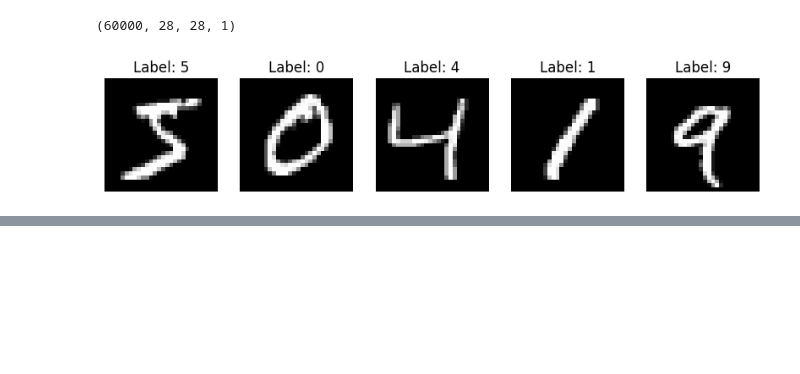
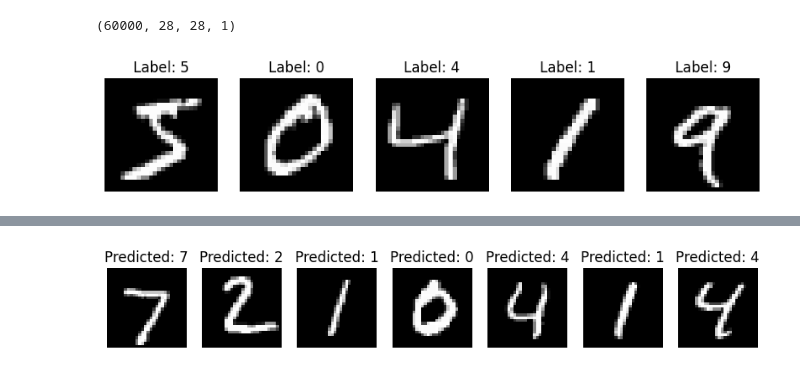
Before and after one commit to v1AIM/MNIST_CLASSIFICATION_Project, a Jupyter notebook: mnist_train.ipynb, the cells around one changed output, grey strips where cells are left out. Drawn from its saved outputs; the diff is of its cells as text; code cells hidden in the pictures; blank space fills up the shorter version.

```diff
--- a/mnist_train.ipynb
+++ b/mnist_train.ipynb
@@ -100,0 +234,3 @@ X_train, X_val, y_train, y_val = train_test_split(x, y, test_size=0.2, random_st
+# %%
+mnist_test_data = pd.read_csv("mnist_test.csv")
+mnist_test_data.head()
@@ -100,0 +245,8 @@ X_train, X_val, y_train, y_val = train_test_split(x, y, test_size=0.2, random_st
+# %%
+# Extract labels and pixel values
+X_test = mnist_test_data.iloc[:, 1:]
+y_test = mnist_test_data["label"]
+# %%
+# Normalize and reshape images
+X_test = X_test / 255.0
+X_test = X_test.values.reshape(-1, 28, 28)
@@ -100,0 +272,11 @@ X_train, X_val, y_train, y_val = train_test_split(x, y, test_size=0.2, random_st
+# %%
+# Visualize a few test images along with their predicted labels
+plt.figure(figsize=(10, 2))
+for i in range(7):
+    plt.subplot(1, 7, i + 1)
+    plt.imshow(X_test[i], cmap="gray")
+    plt.title(f"Predicted: {y_test_pred[i]}")
+    plt.axis("off")
+plt.show()
+# %% [output]
+[figure, added]
```
Also changed, not shown: parts of 20 cells of this notebook.
